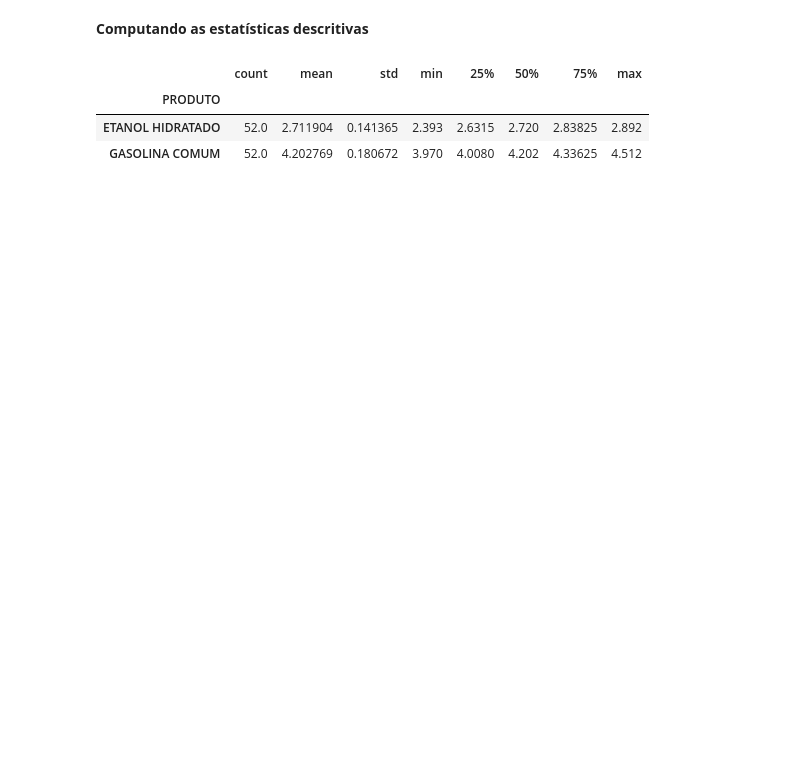
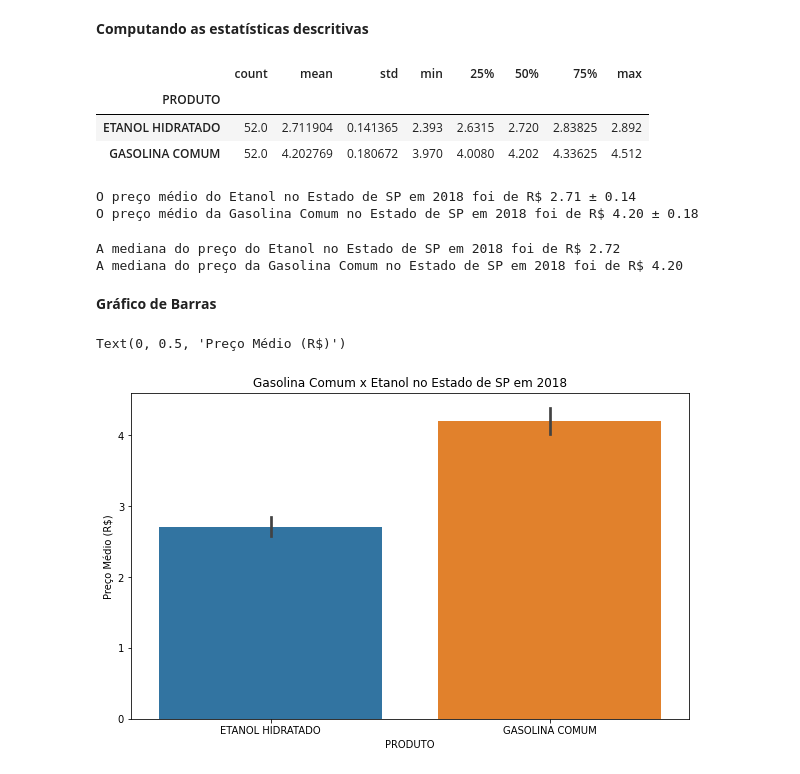
Before and after one commit to edmgjr/portifolio, a Jupyter notebook: Analise_Exploratória_Preços_combustiveis.ipynb, the cells around one changed output. Cells and saved outputs as stored; diff of their text form; code cells hidden in the pictures; blank space fills up the shorter version.

```diff
--- a/Analise_Exploratória_Preços_combustiveis.ipynb
+++ b/Analise_Exploratória_Preços_combustiveis.ipynb
@@ -434,3 +452,25 @@ stats
 | PRODUTO |  |  |  |  |  |  |  |  |
 | ETANOL HIDRATADO | 52.0 | 2.711904 | 0.141365 | 2.393 | 2.6315 | 2.720 | 2.83825 | 2.892 |
 | GASOLINA COMUM | 52.0 | 4.202769 | 0.180672 | 3.970 | 4.0080 | 4.202 | 4.33625 | 4.512 |
+# %%
+print(f'O preço médio do Etanol no Estado de SP em 2018 foi de R$ {stats.loc["ETANOL HIDRATADO", "mean"]:.2f} ± {stats.loc["ETANOL HIDRATADO", "std"]:.2f}')
+print(f'O preço médio da Gasolina Comum no Estado de SP em 2018 foi de R$ {stats.loc["GASOLINA COMUM", "mean"]:.2f} ± {stats.loc["GASOLINA COMUM", "std"]:.2f}')
+# %% [output]
+O preço médio do Etanol no Estado de SP em 2018 foi de R$ 2.71 ± 0.14
+O preço médio da Gasolina Comum no Estado de SP em 2018 foi de R$ 4.20 ± 0.18
+# %%
+print(f'A mediana do preço do Etanol no Estado de SP em 2018 foi de R$ {stats.loc["ETANOL HIDRATADO", "50%"]:.2f}')
+print(f'A mediana do preço da Gasolina Comum no Estado de SP em 2018 foi de R$ {stats.loc["GASOLINA COMUM", "50%"]:.2f}')
+# %% [output]
+A mediana do preço do Etanol no Estado de SP em 2018 foi de R$ 2.72
+A mediana do preço da Gasolina Comum no Estado de SP em 2018 foi de R$ 4.20
+# %% [markdown]
+**Gráfico de Barras**
+# %%
+plt.figure(figsize=(10,6))
+ax = sns.barplot(x="PRODUTO", y='PREÇO MÉDIO REVENDA', ci='sd', data=df)
+ax.set_title('Gasolina Comum x Etanol no Estado de SP em 2018')
+ax.set_ylabel('Preço Médio (R$)')
+# %% [output]
+Text(0, 0.5, 'Preço Médio (R$)')
+[figure, added]
```
Also changed, not shown: parts of 25 cells of this notebook.
